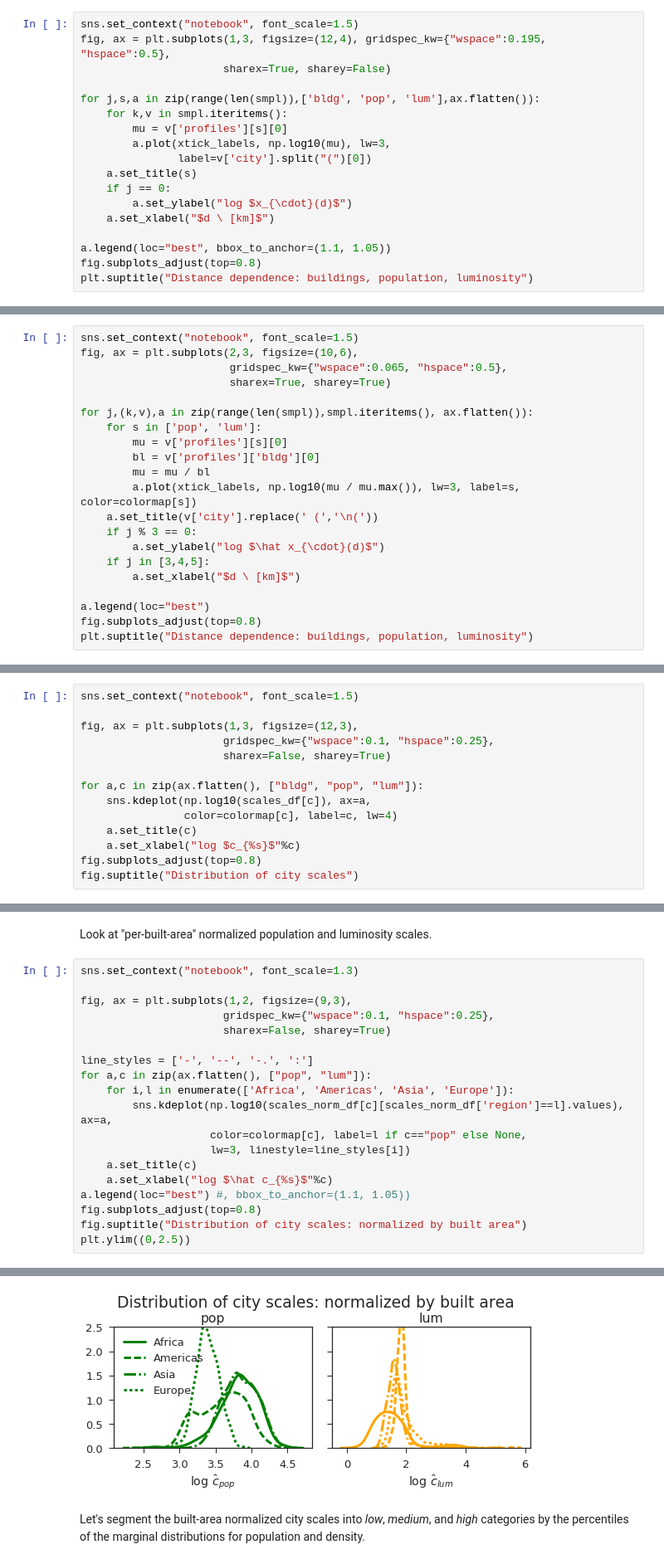
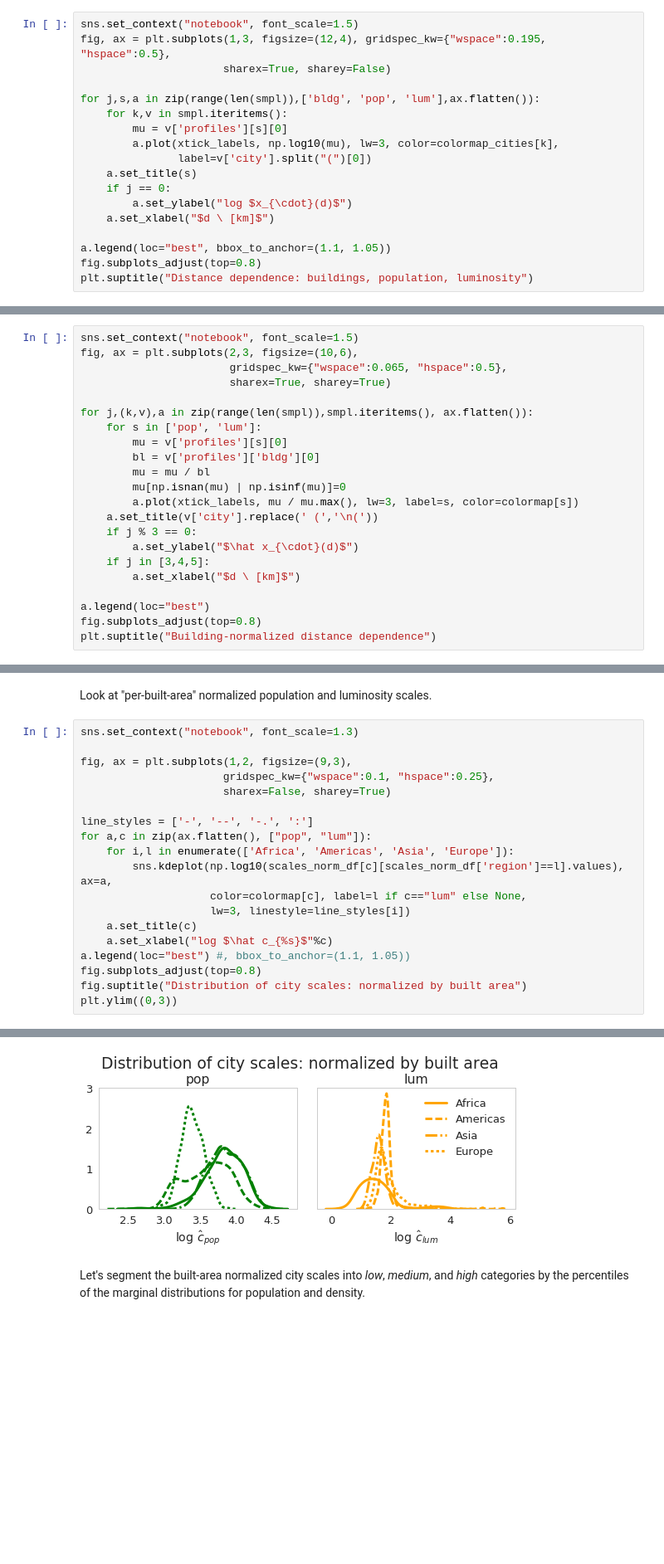
Before and after one commit to adrianalbert/urbanization-patterns, a Jupyter notebook: experiments/City clustering analysis.ipynb, the cells around one changed output, grey strips where cells are left out. Shown at 83% size. Cells and saved outputs as stored; diff of their text form; blank space fills up the shorter version.

Commit message:
refactored city sampling pipeline

```diff
--- a/experiments/City clustering analysis.ipynb
+++ b/experiments/City clustering analysis.ipynb
@@ -124,7 +150,7 @@ fig, ax = plt.subplots(1,3, figsize=(12,4), gridspec_kw={"wspace":0.195, "hspace
 for j,s,a in zip(range(len(smpl)),['bldg', 'pop', 'lum'],ax.flatten()):
     for k,v in smpl.iteritems():
         mu = v['profiles'][s][0]
-        a.plot(xtick_labels, np.log10(mu), lw=3,
+        a.plot(xtick_labels, np.log10(mu), lw=3, color=colormap_cities[k],
                label=v['city'].split("(")[0])
     a.set_title(s)
     if j == 0:
@@ -218,15 +244,16 @@ for j,(k,v),a in zip(range(len(smpl)),smpl.iteritems(), ax.flatten()):
         mu = v['profiles'][s][0]
         bl = v['profiles']['bldg'][0]
         mu = mu / bl
-        a.plot(xtick_labels, np.log10(mu / mu.max()), lw=3, label=s, color=colormap[s])
+        mu[np.isnan(mu) | np.isinf(mu)]=0
+        a.plot(xtick_labels, mu / mu.max(), lw=3, label=s, color=colormap[s])
     a.set_title(v['city'].replace(' (','\n('))
     if j % 3 == 0:
-        a.set_ylabel("log $\hat x_{\cdot}(d)$")
+        a.set_ylabel("$\hat x_{\cdot}(d)$")
     if j in [3,4,5]:
         a.set_xlabel("$d \ [km]$")
 
 a.legend(loc="best")
 fig.subplots_adjust(top=0.8)
-plt.suptitle("Distance dependence: buildings, population, luminosity")
+plt.suptitle("Building-normalized distance dependence")
 # %% [output]
 <matplotlib.text.Text at 0x...>
@@ -337,17 +395,3 @@ Xall_norm = np.hstack([Xpop_norm, Xlum_norm])
 #### How do the scales vary across cities / regions?
 
 First, let's look at raw scales (in log-space to aid visual comparison).
-# %%
-sns.set_context("notebook", font_scale=1.5)
-
-fig, ax = plt.subplots(1,3, figsize=(12,3),
-                      gridspec_kw={"wspace":0.1, "hspace":0.25},
-                      sharex=False, sharey=True)
-
-for a,c in zip(ax.flatten(), ["bldg", "pop", "lum"]):
-    sns.kdeplot(np.log10(scales_df[c]), ax=a,
-                color=colormap[c], label=c, lw=4)
-    a.set_title(c)
-    a.set_xlabel("log $c_{%s}$"%c)
-fig.subplots_adjust(top=0.8)
-fig.suptitle("Distribution of city scales")
@@ -431,12 +472,12 @@ line_styles = ['-', '--', '-.', ':']
 for a,c in zip(ax.flatten(), ["pop", "lum"]):
     for i,l in enumerate(['Africa', 'Americas', 'Asia', 'Europe']):
         sns.kdeplot(np.log10(scales_norm_df[c][scales_norm_df['region']==l].values), ax=a,
-                    color=colormap[c], label=l if c=="pop" else None,
+                    color=colormap[c], label=l if c=="lum" else None,
                     lw=3, linestyle=line_styles[i])
     a.set_title(c)
     a.set_xlabel("log $\hat c_{%s}$"%c)
 a.legend(loc="best") #, bbox_to_anchor=(1.1, 1.05))
 fig.subplots_adjust(top=0.8)
 fig.suptitle("Distribution of city scales: normalized by built area")
-plt.ylim((0,2.5))
+plt.ylim((0,3))
 # %% [output]
@@ -444,4 +485,4 @@ plt.ylim((0,2.5))
-[figure, old version]
+[figure, new version]
 # %% [markdown]
 Let's segment the built-area normalized city scales into _low_, _medium_, and _high_ categories by the percentiles of the marginal distributions for population and density.
 # %%
```
Also changed, not shown: parts of 89 cells of this notebook, 5 other files.
